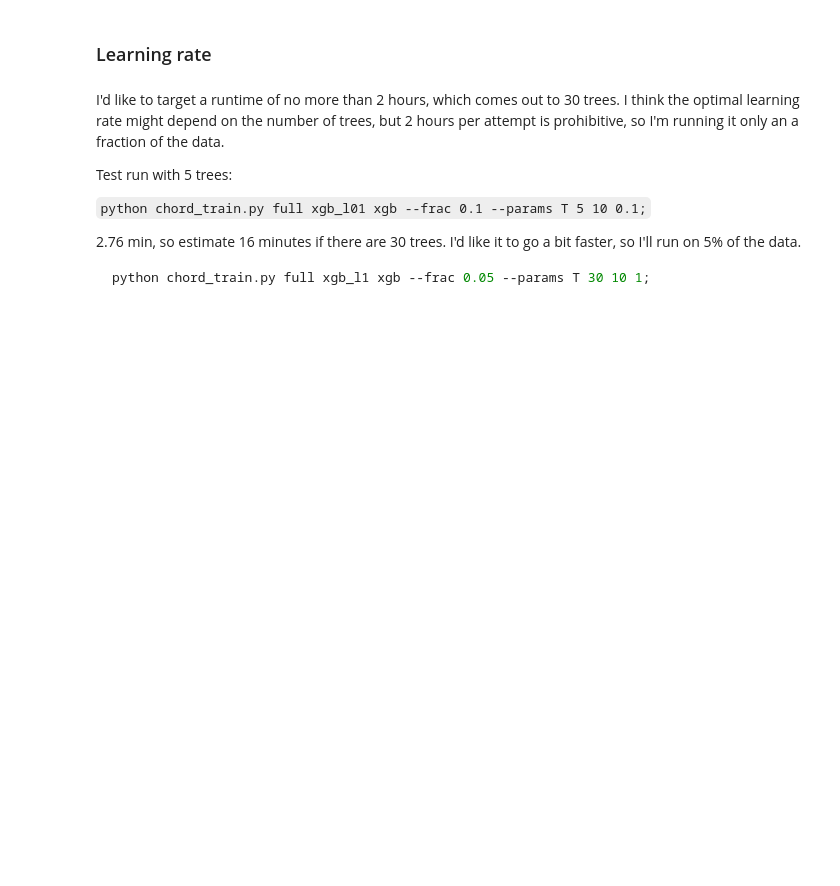
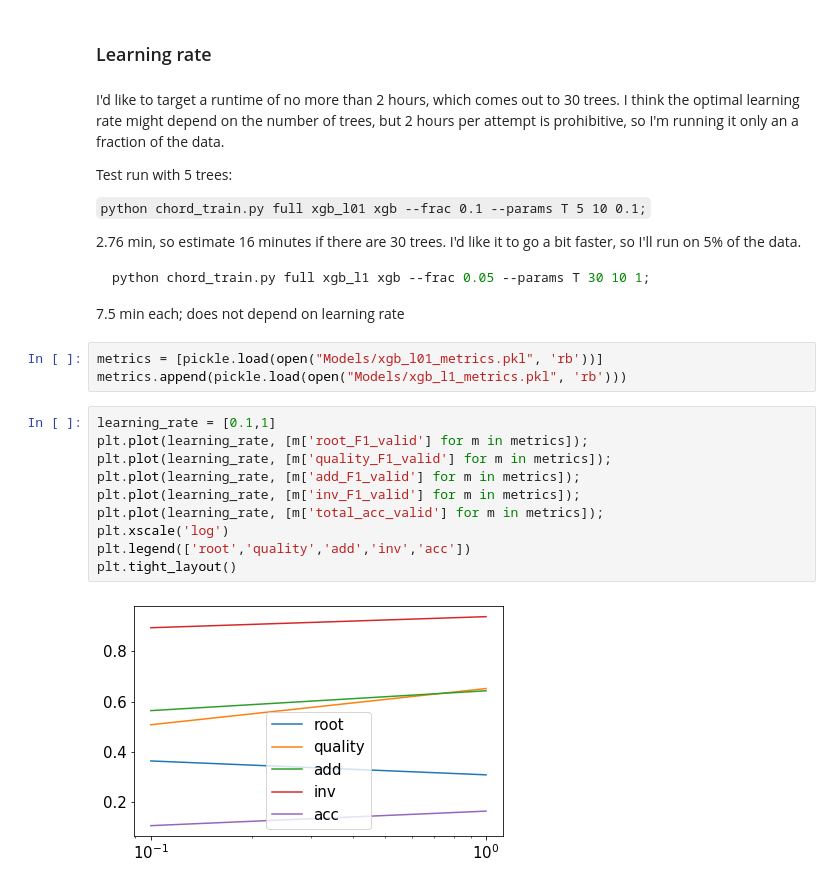
Before and after one commit to tristanlmiller/auto-guitar-tabs, a Jupyter notebook: Other models.ipynb, the cells around one changed output. Cells and saved outputs as stored; diff of their text form; blank space fills up the shorter version.

````diff
--- a/Other models.ipynb
+++ b/Other models.ipynb
@@ -301,3 +301,20 @@ Test run with 5 trees:
 ```python chord_train.py full xgb_l01 xgb --frac 0.05 --params T 30 10 0.1;
 python chord_train.py full xgb_l1 xgb --frac 0.05 --params T 30 10 1;
 ```
+
+7.5 min each; does not depend on learning rate
+# %%
+metrics = [pickle.load(open("Models/xgb_l01_metrics.pkl", 'rb'))]
+metrics.append(pickle.load(open("Models/xgb_l1_metrics.pkl", 'rb')))
+# %%
+learning_rate = [0.1,1]
+plt.plot(learning_rate, [m['root_F1_valid'] for m in metrics]);
+plt.plot(learning_rate, [m['quality_F1_valid'] for m in metrics]);
+plt.plot(learning_rate, [m['add_F1_valid'] for m in metrics]);
+plt.plot(learning_rate, [m['inv_F1_valid'] for m in metrics]);
+plt.plot(learning_rate, [m['total_acc_valid'] for m in metrics]);
+plt.xscale('log')
+plt.legend(['root','quality','add','inv','acc'])
+plt.tight_layout()
+# %% [output]
+[figure, added]
````
Also changed, not shown: parts of 8 cells of this notebook, 1 other file.
